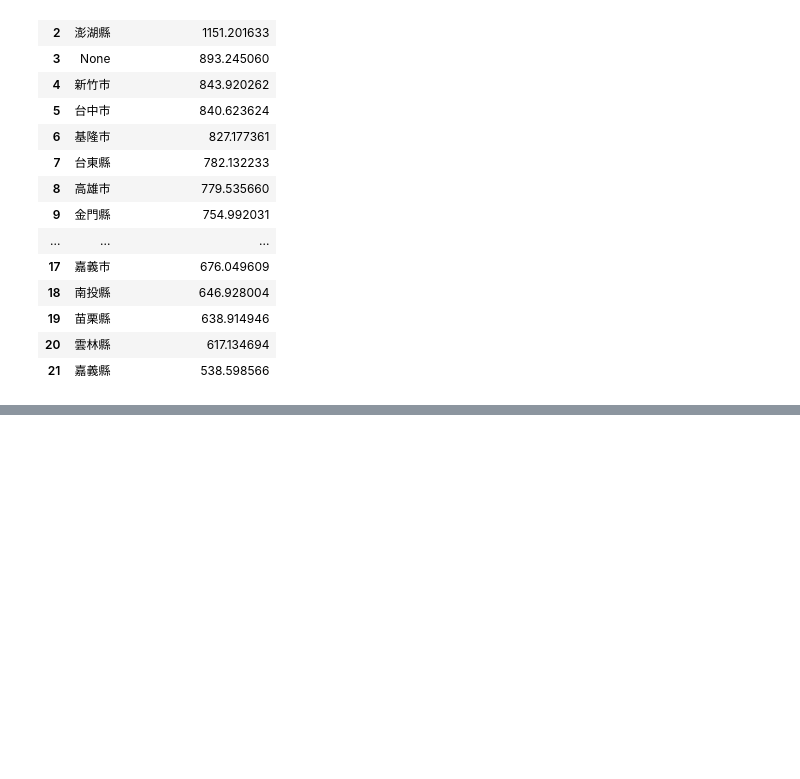
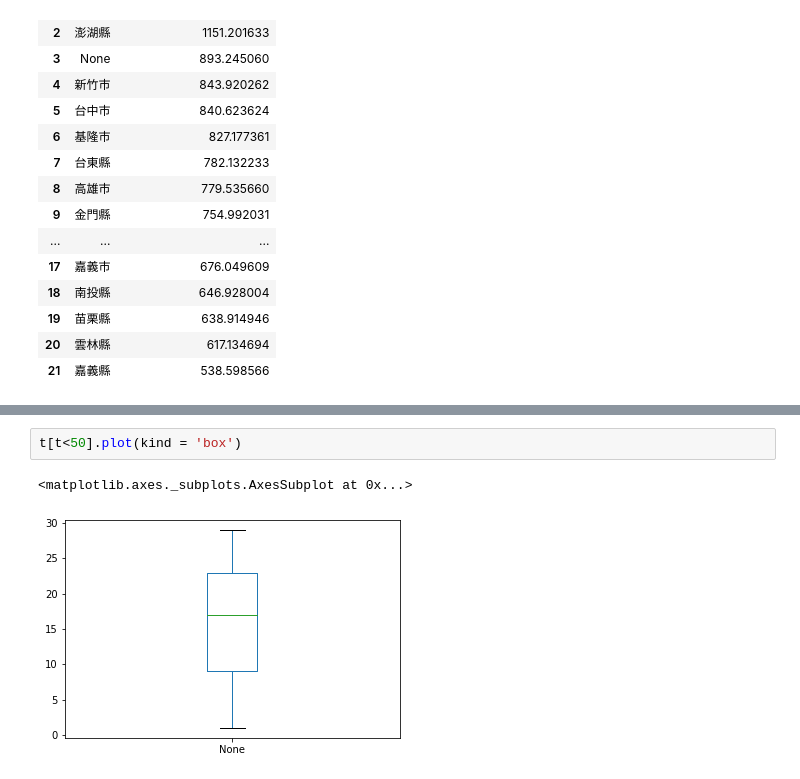
Before and after one commit to ywchiu/chinalife, a Jupyter notebook: Demo20191009.ipynb, the cells around one changed output, grey strips where cells are left out. Saved outputs shown, nothing was run; the diff lists cells and outputs as text; blank space fills up the shorter version.

```diff
--- a/Demo20191009.ipynb
+++ b/Demo20191009.ipynb
@@ -349,0 +550,5 @@ df2
+# %%
+t[t<50].plot(kind = 'box')
+# %% [output]
+<matplotlib.axes._subplots.AxesSubplot at 0x...>
+[figure, added]
```
Also changed, not shown: parts of 51 cells of this notebook.
